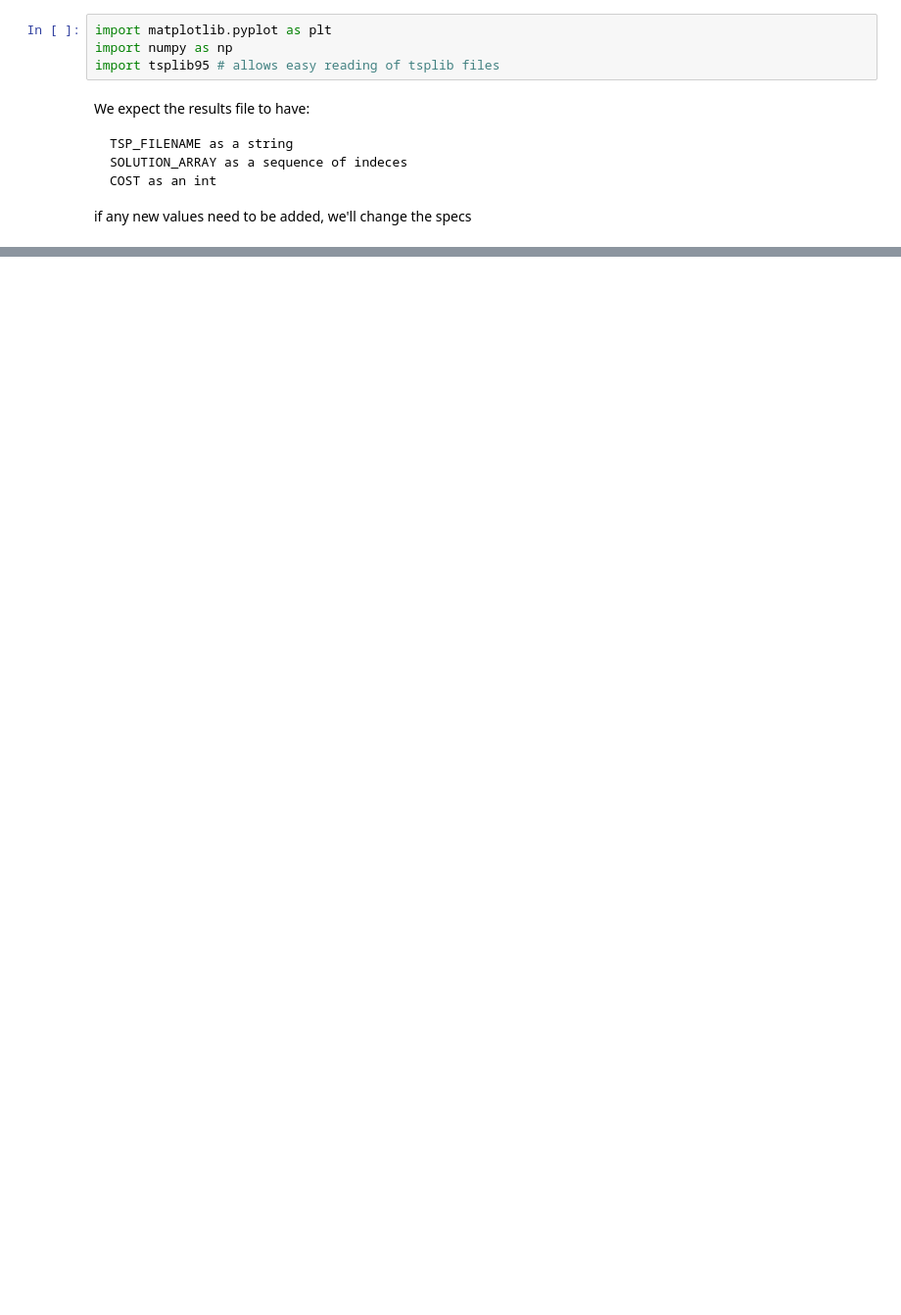
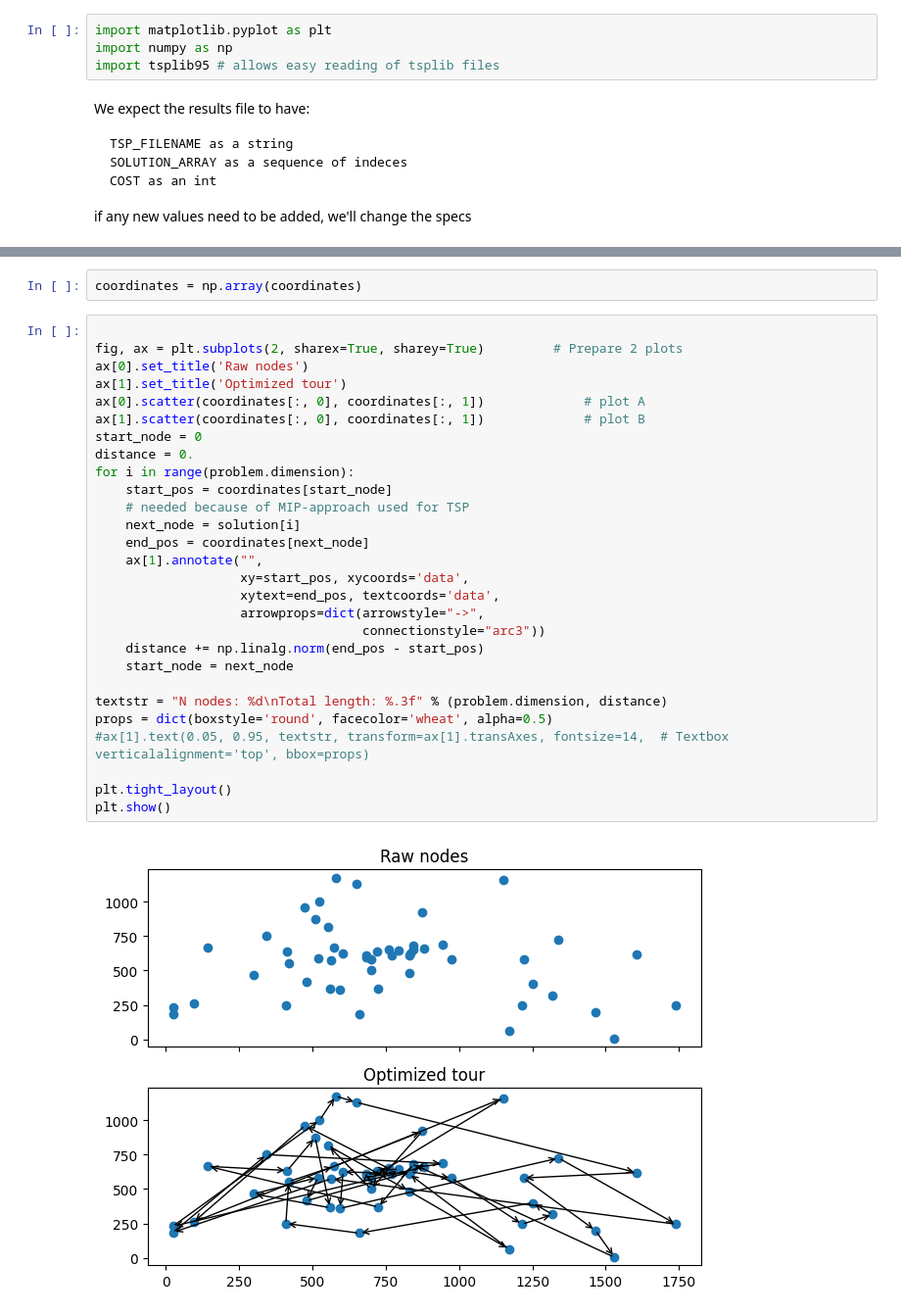
Before and after one commit to Udinanon/Operational_Research_2, a Jupyter notebook: plotter/plot.ipynb, the cells around one changed output, grey strips where cells are left out. Shown at 98% size. Drawn from its saved outputs; the diff is of its cells as text; blank space fills up the shorter version.

```diff
--- a/plotter/plot.ipynb
+++ b/plotter/plot.ipynb
@@ -59,0 +75,32 @@ fig.show()
+# %%
+coordinates = np.array(coordinates)
+# %%
+
+fig, ax = plt.subplots(2, sharex=True, sharey=True)         # Prepare 2 plots
+ax[0].set_title('Raw nodes')
+ax[1].set_title('Optimized tour')
+ax[0].scatter(coordinates[:, 0], coordinates[:, 1])             # plot A
+ax[1].scatter(coordinates[:, 0], coordinates[:, 1])             # plot B
+start_node = 0
+distance = 0.
+for i in range(problem.dimension):
+    start_pos = coordinates[start_node]
+    # needed because of MIP-approach used for TSP
+    next_node = solution[i]
+    end_pos = coordinates[next_node]
+    ax[1].annotate("",
+                   xy=start_pos, xycoords='data',
+                   xytext=end_pos, textcoords='data',
+                   arrowprops=dict(arrowstyle="->",
+                                   connectionstyle="arc3"))
+    distance += np.linalg.norm(end_pos - start_pos)
+    start_node = next_node
+
+textstr = "N nodes: %d\nTotal length: %.3f" % (problem.dimension, distance)
+props = dict(boxstyle='round', facecolor='wheat', alpha=0.5)
+#ax[1].text(0.05, 0.95, textstr, transform=ax[1].transAxes, fontsize=14,  # Textbox verticalalignment='top', bbox=props)
+
+plt.tight_layout()
+plt.show()
+# %% [output]
+[figure, added]
```
Also changed, not shown: parts of 5 cells of this notebook, 2 other files.
